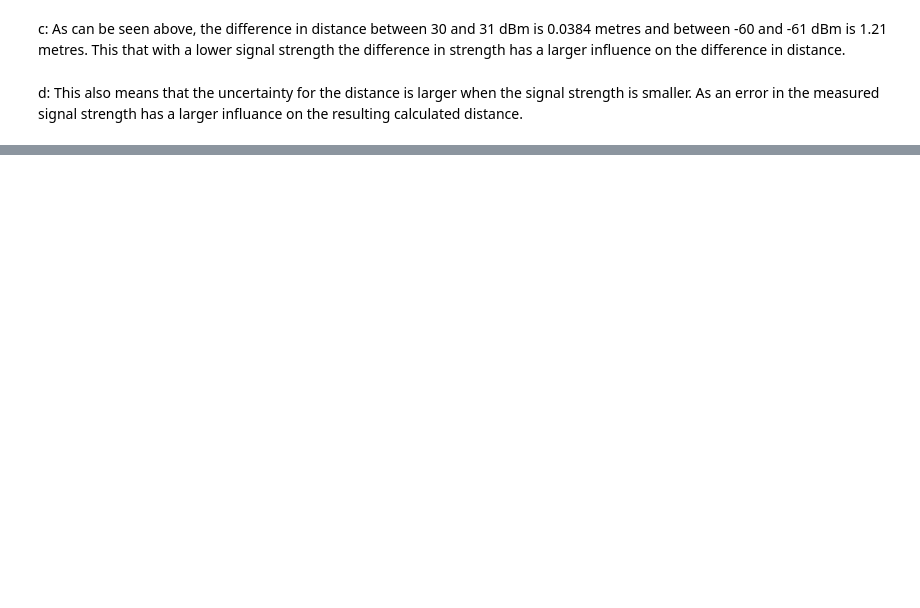
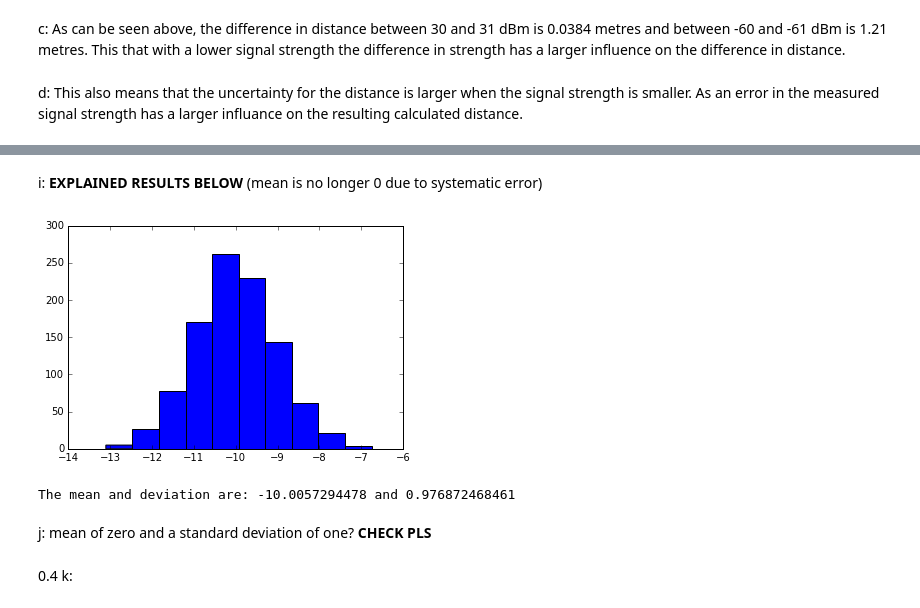
Before and after one commit to S3BASTI3N/WifiTracking, a Jupyter notebook: WifiTracking.ipynb, the cells around one changed output, grey strips where cells are left out. Saved outputs shown, nothing was run; the diff lists cells and outputs as text; code cells hidden in the pictures; blank space fills up the shorter version.

```diff
--- a/WifiTracking.ipynb
+++ b/WifiTracking.ipynb
@@ -52,0 +112,23 @@ MARTIJN OVERTYPEN
+# %% [markdown]
+i: **EXPLAINED RESULTS BELOW** (mean is no longer 0 due to systematic error)
+# %%
+G = 25
+
+sigma = 1
+expectedStrength = getExpectedStrength(20, 0, 0, 0, Z, 0)
+meassurements = [getMeassuredStrength(20, 0, 0, 0, Z, 0, G, sigma) for x in range(1000)]
+nRisiduals = (meassurements - expectedStrength)/sigma
+plt.hist(nRisiduals, bins=10)
+plt.show()
+
+mean = np.mean(nRisiduals)
+mu = np.std(nRisiduals)
+
+print("The mean and deviation are:", mean, "and", mu)
+# %% [output]
+[figure, added]
+The mean and deviation are: -10.0057294478 and 0.976872468461
+# %% [markdown]
+j: mean of zero and a standard deviation of one? **CHECK PLS**
+# %% [markdown]
+0.4 k:
```
Also changed, not shown: parts of 9 cells of this notebook.
